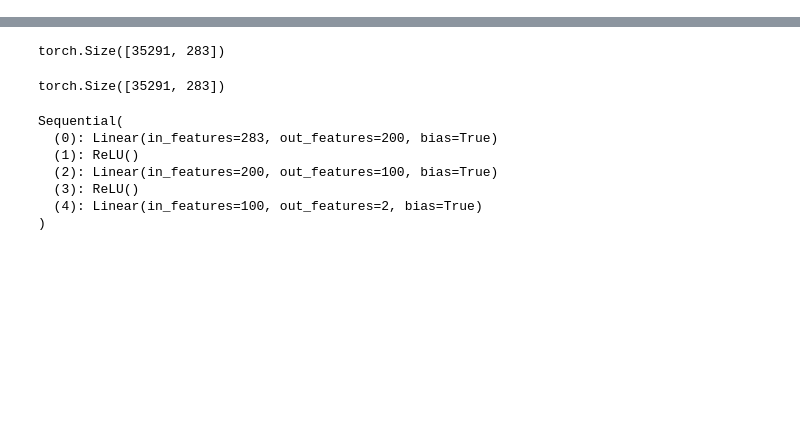
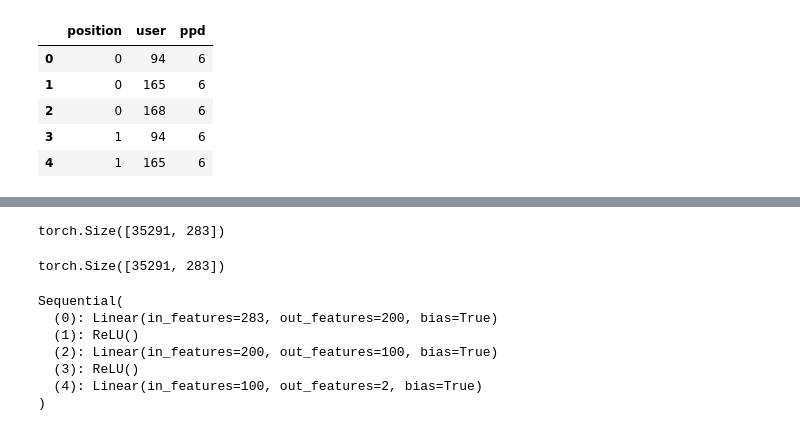
Before and after one commit to zzaiyan/D2L, a Jupyter notebook: data_trans.ipynb, the cells around one changed output, grey strips where cells are left out. Saved outputs shown, nothing was run; the diff lists cells and outputs as text; code cells hidden in the pictures; blank space fills up the shorter version.

```diff
--- a/data_trans.ipynb
+++ b/data_trans.ipynb
@@ -11,2 +16,7 @@ df_map = pd.read_csv('./recruit_folder.csv')
 df_per = pd.read_csv('./user_dict',sep='\t')
 df_rec = pd.read_csv('./jd_dict',sep='\t')
+# %%
+# 匹配度、满意度，这里的序号是0~N-1
+df_ppd = pd.read_csv('./p-u-rating.txt',sep=' ')
+df_myd = pd.read_csv('./u-p-rating.txt',sep=' ')
+df_ppd.head(), df_myd.head()
@@ -79 +125,10 @@ get_input(1,2).shape
+# %%
+df_ppd.head()
+# %% [output]
+|  | position | user | ppd |
+| 0 | 0 | 94 | 6 |
+| 1 | 0 | 165 | 6 |
+| 2 | 0 | 168 | 6 |
+| 3 | 1 | 94 | 6 |
+| 4 | 1 | 165 | 6 |
 # %%
```
Also changed, not shown: parts of 21 cells of this notebook, 4 other files.
